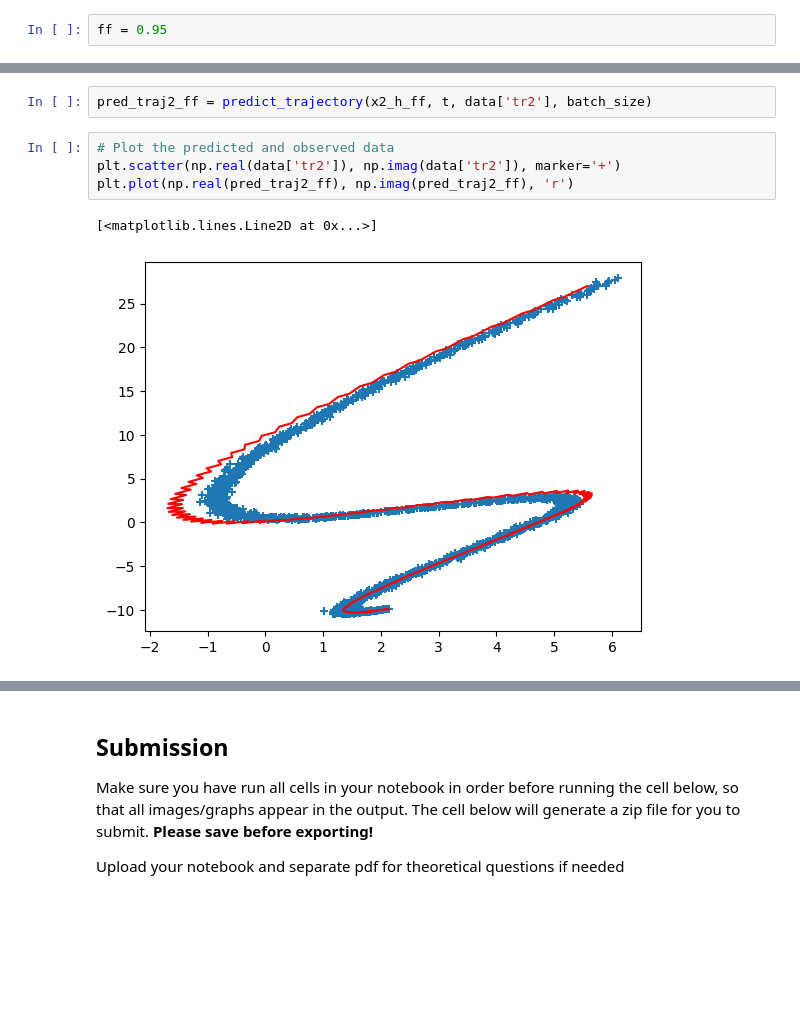
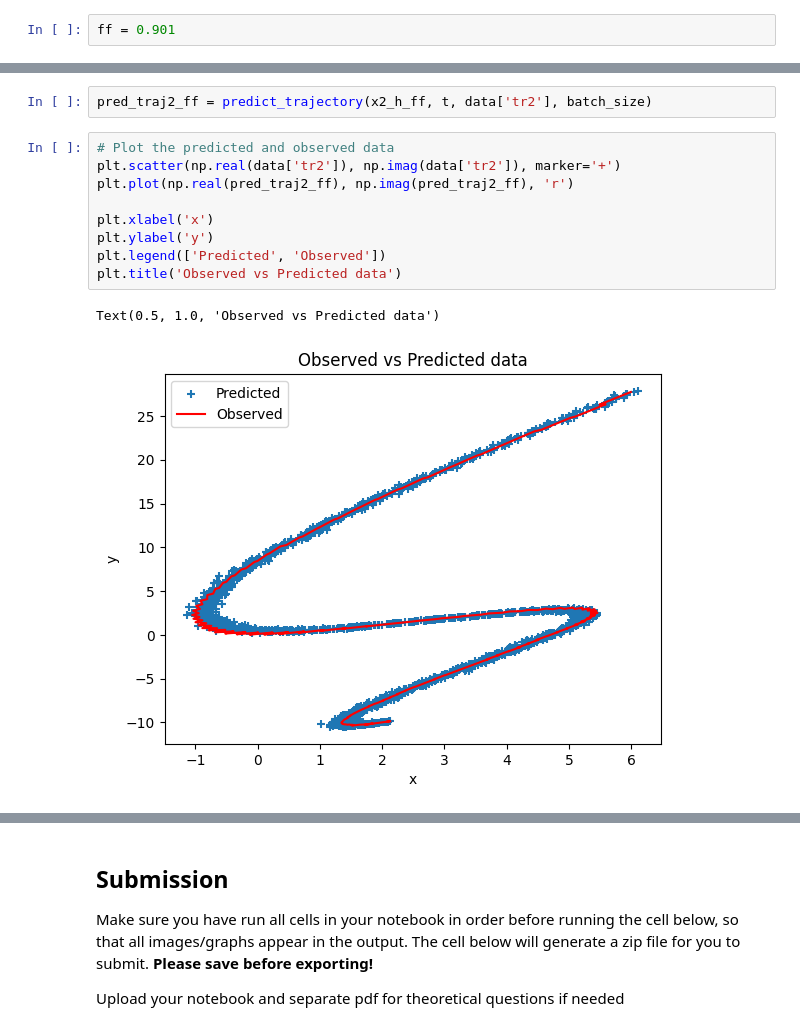
Before and after one commit to mike6942069420/matrix-analysis-2024, a Jupyter notebook: exercises/week5/Recursive least squares.ipynb, the cells around one changed output, grey strips where cells are left out. Drawn from its saved outputs; the diff is of its cells as text; blank space fills up the shorter version.

```diff
--- a/exercises/week5/Recursive least squares.ipynb
+++ b/exercises/week5/Recursive least squares.ipynb
@@ -515,5 +545,5 @@ _Type your answer here, replacing this text._
 # %%
-ff = 0.95
+ff = 0.901
 # %%
 batch_size = 20
 # %%
@@ -523,9 +553,14 @@ pred_traj2_ff = predict_trajectory(x2_h_ff, t, data['tr2'], batch_size)
 # %%
 # Plot the predicted and observed data
 plt.scatter(np.real(data['tr2']), np.imag(data['tr2']), marker='+')
 plt.plot(np.real(pred_traj2_ff), np.imag(pred_traj2_ff), 'r')
+
+plt.xlabel('x')
+plt.ylabel('y')
+plt.legend(['Predicted', 'Observed'])
+plt.title('Observed vs Predicted data')
 # %% [output]
-[<matplotlib.lines.Line2D at 0x...>]
+Text(0.5, 1.0, 'Observed vs Predicted data')
-[figure, old version]
+[figure, new version]
 # %%
 # Plot the error between prediction and observation
```
Also changed, not shown: parts of 15 cells of this notebook.
